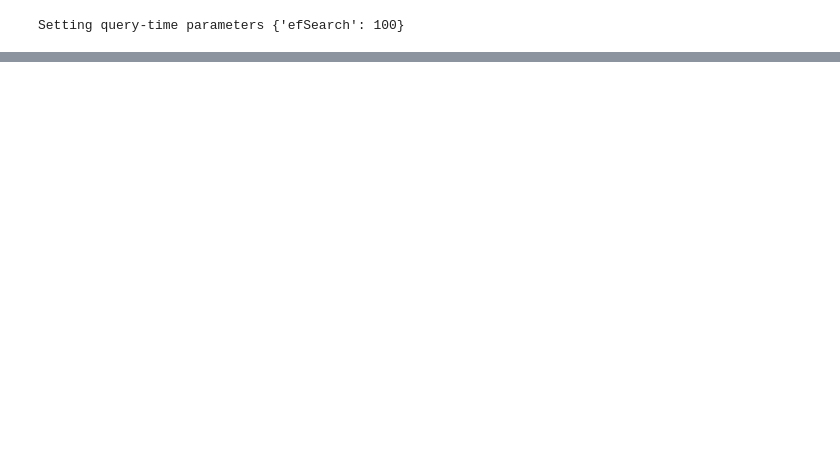
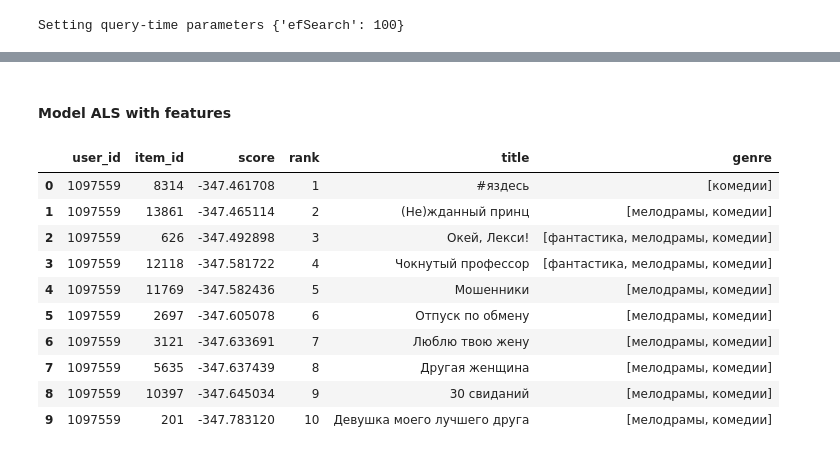
Before and after one commit to YUNGC0DE/RecoServiceTeam30, a Jupyter notebook: Notebooks/hw4/hw4.ipynb, the cells around one changed output, grey strips where cells are left out. Cells and saved outputs as stored; diff of their text form; code cells hidden in the pictures; blank space fills up the shorter version.

```diff
--- a/Notebooks/hw4/hw4.ipynb
+++ b/Notebooks/hw4/hw4.ipynb
@@ -601,0 +762,23 @@ nbrs[0]
+# %% [markdown]
+#### Model ALS with features
+# %%
+recos = models['LightFM_warp_n_factors:30_user_alpha:0.1_item_alpha:0.1_n_epoch:6'].recommend(
+        users=[1097559],
+        dataset=dataset,
+        k=K_RECOS,
+        filter_viewed=True,
+  )
+
+recos.merge(items[['item_id', 'title', 'genre']], on='item_id', how='left')
+# %% [output]
+|  | user_id | item_id | score | rank | title | genre |
+| 0 | 1097559 | 8314 | -347.461708 | 1 | #яздесь | [комедии] |
+| 1 | 1097559 | 13861 | -347.465114 | 2 | (Не)жданный принц | [мелодрамы, комедии] |
+| 2 | 1097559 | 626 | -347.492898 | 3 | Окей, Лекси! | [фантастика, мелодрамы, комедии] |
+| 3 | 1097559 | 12118 | -347.581722 | 4 | Чокнутый профессор | [фантастика, мелодрамы, комедии] |
+| 4 | 1097559 | 11769 | -347.582436 | 5 | Мошенники | [мелодрамы, комедии] |
+| 5 | 1097559 | 2697 | -347.605078 | 6 | Отпуск по обмену | [мелодрамы, комедии] |
+| 6 | 1097559 | 3121 | -347.633691 | 7 | Люблю твою жену | [мелодрамы, комедии] |
+| 7 | 1097559 | 5635 | -347.637439 | 8 | Другая женщина | [мелодрамы, комедии] |
+| 8 | 1097559 | 10397 | -347.645034 | 9 | 30 свиданий | [мелодрамы, комедии] |
+| 9 | 1097559 | 201 | -347.783120 | 10 | Девушка моего лучшего друга | [мелодрамы, комедии] |
```
Also changed, not shown: parts of 50 cells of this notebook.
